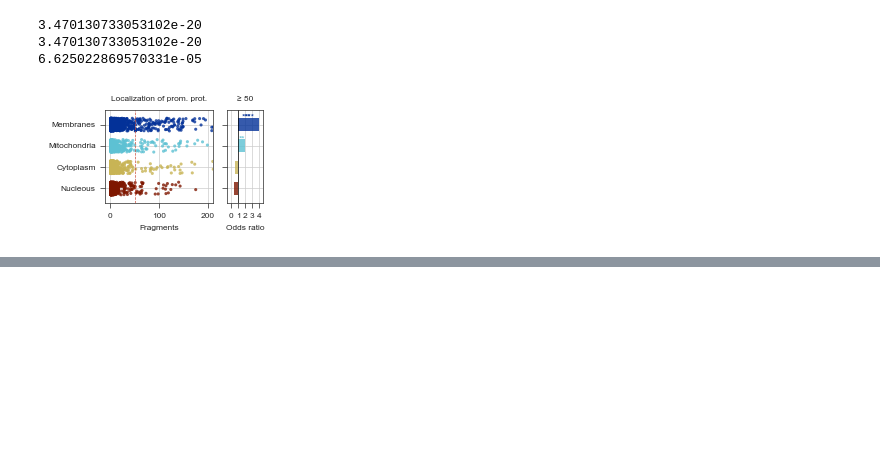
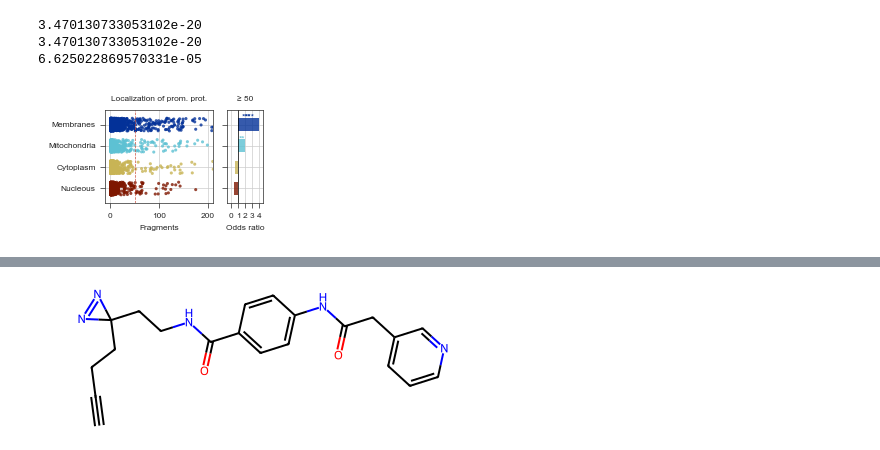
Before and after one commit to ligand-discovery/primary-paper-figures, a Jupyter notebook: notebooks/Figure-02.ipynb, the cells around one changed output, grey strips where cells are left out. Cells and saved outputs as stored; diff of their text form; code cells hidden in the pictures; blank space fills up the shorter version.

```diff
--- a/notebooks/Figure-02.ipynb
+++ b/notebooks/Figure-02.ipynb
@@ -467,0 +641,35 @@ keeps = sorted([x[0] for x in ann2pid_sorted[:50]], key = lambda x: x.lower())
+# %%
+df = pd.read_csv("../data/enamine_stock_miniautoml_predictions.tsv", sep="\t")
+cols = ["catalog_id", "fid", "original_validation", "smiles"] + [x for x in list(df.columns) if x.startswith("promiscuity")]
+df = df[cols]
+
+frag_ids = []
+for fid in df["fid"].tolist():
+    if str(fid) == "nan":
+        frag_ids += [np.nan]
+    else:
+        frag_id = fid.split("-")[1]
+        if len(frag_id) == 5:
+            frag_ids += [frag_id]
+        else:
+            if frag_id == "V059":
+                frag_id = "V0081"
+            elif frag_id == "V060":
+                frag_id = "V0157"
+            elif frag_id == "V062":
+                frag_id = "V0302"
+            elif frag_id == "V065":
+                frag_id = "V0480"
+            else:
+                frag_id = frag_id.replace("V", "V0")
+            frag_ids += [frag_id]
+df["FragID"] = frag_ids
+
+smi2fid = {}
+for r in df[["FragID", "smiles"]].values:
+    if str(r[1]) == "nan":
+        continue
+    smi2fid[r[1]] = r[0]
+
+fid_ex = [smi2fid[r] for r in smi_ex]
+sel_idxs = [fid_ex.index(x) for x in sel_fids]
@@ -467,0 +1086,12 @@ keeps = sorted([x[0] for x in ann2pid_sorted[:50]], key = lambda x: x.lower())
+# %%
+from rdkit import Chem
+
+def show_molecule(fid):
+    for k,v in smi2fid.items():
+        if v == fid:
+            mol = Chem.MolFromSmiles(k)
+    return mol
+
+show_molecule(sel_fids[11])
+# %% [output]
+[figure, added]
```
Also changed, not shown: parts of 9 cells of this notebook, 17 other files.
